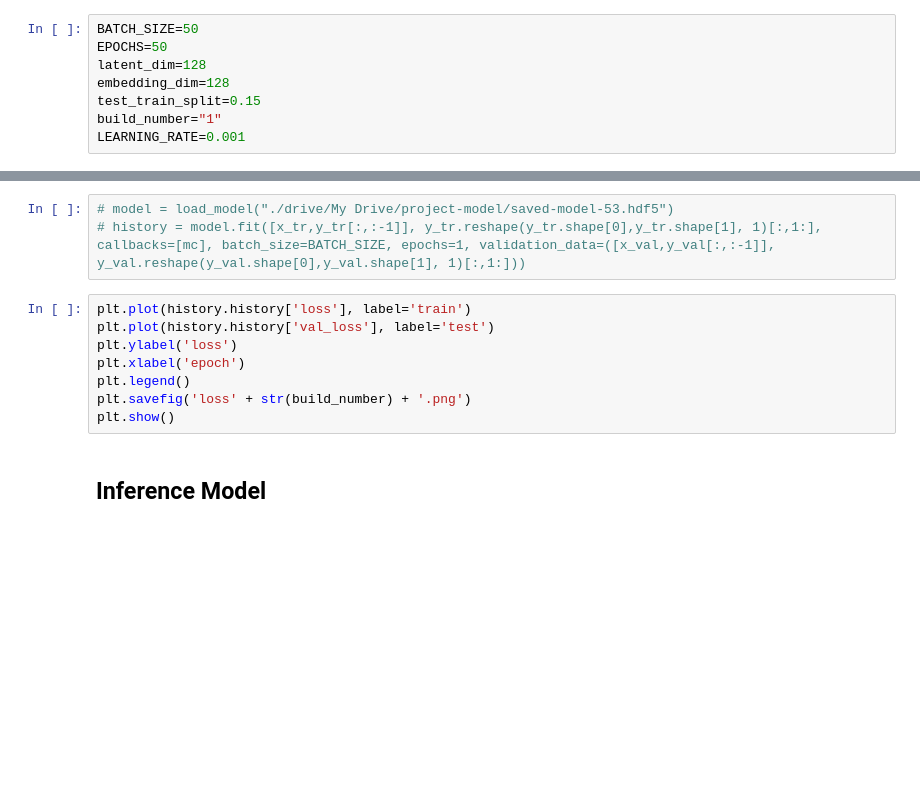
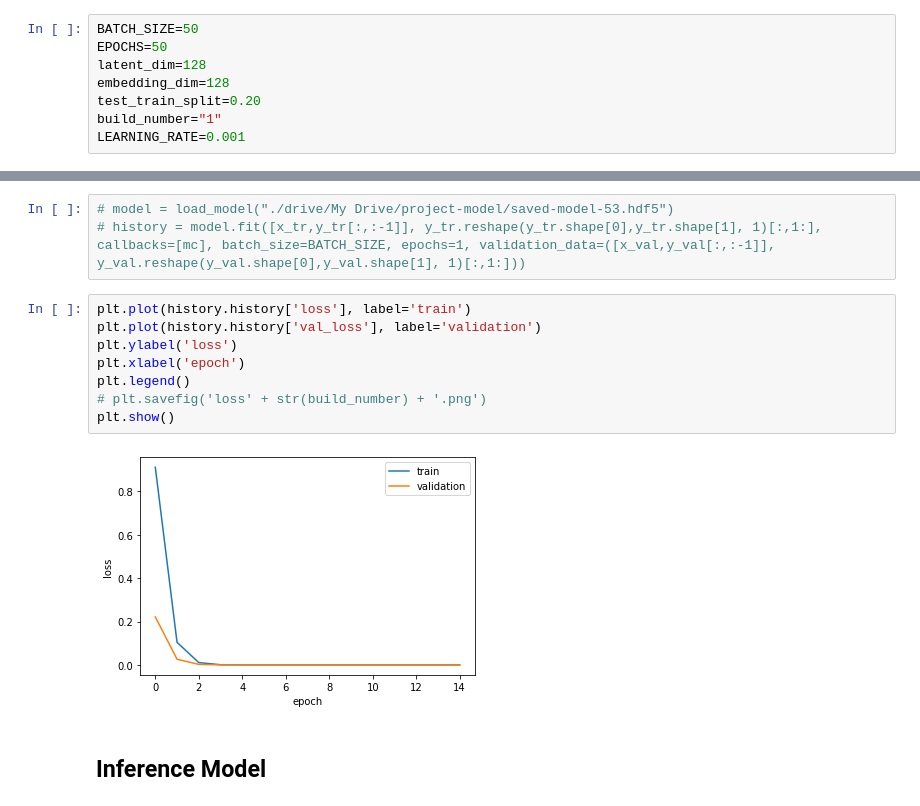
Before and after one commit to bmistry12/text-summarisation, a Jupyter notebook: model.ipynb, the cells around one changed output, grey strips where cells are left out. Saved outputs shown, nothing was run; the diff lists cells and outputs as text; blank space fills up the shorter version.

```diff
--- a/model.ipynb
+++ b/model.ipynb
@@ -39,7 +45,7 @@ BATCH_SIZE=50
 EPOCHS=50
 latent_dim=128
 embedding_dim=128
-test_train_split=0.15
+test_train_split=0.20
 build_number="1"
 LEARNING_RATE=0.001
 # %%
@@ -368,12 +377,14 @@ Epoch 00013: early stopping
 # history = model.fit([x_tr,y_tr[:,:-1]], y_tr.reshape(y_tr.shape[0],y_tr.shape[1], 1)[:,1:], callbacks=[mc], batch_size=BATCH_SIZE, epochs=1, validation_data=([x_val,y_val[:,:-1]], y_val.reshape(y_val.shape[0],y_val.shape[1], 1)[:,1:]))
 # %%
 plt.plot(history.history['loss'], label='train')
-plt.plot(history.history['val_loss'], label='test')
+plt.plot(history.history['val_loss'], label='validation')
 plt.ylabel('loss')
 plt.xlabel('epoch')
 plt.legend()
-plt.savefig('loss' + str(build_number) + '.png')
+# plt.savefig('loss' + str(build_number) + '.png')
 plt.show()
+# %% [output]
+[figure, added]
 # %% [markdown]
 ## Inference Model
 # %%
```
Also changed, not shown: parts of 28 cells of this notebook.
